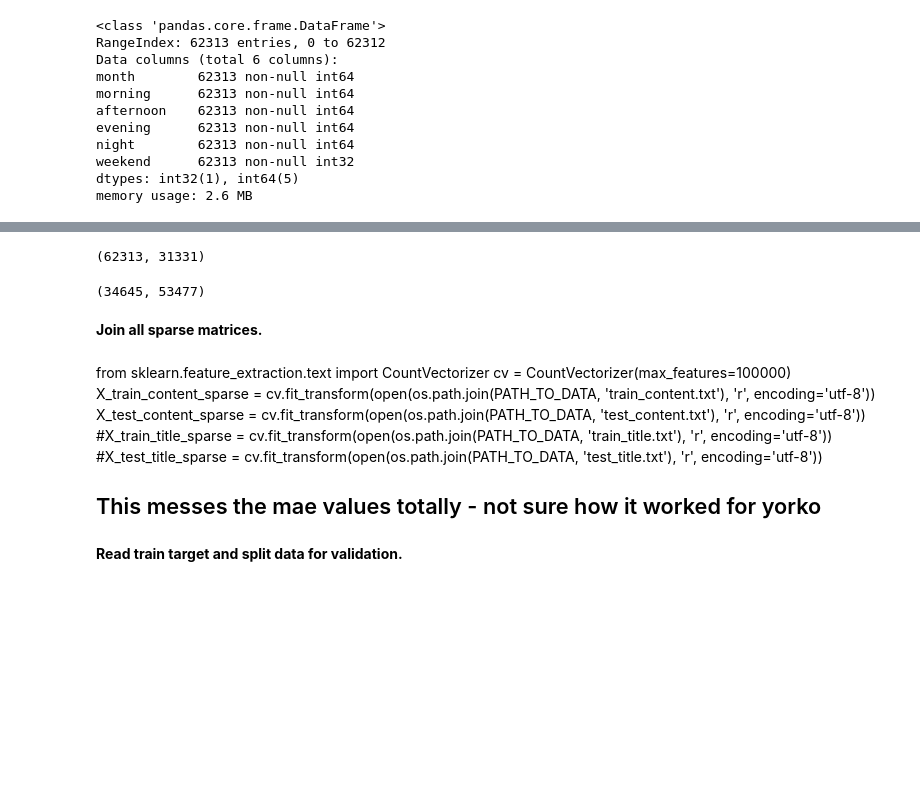
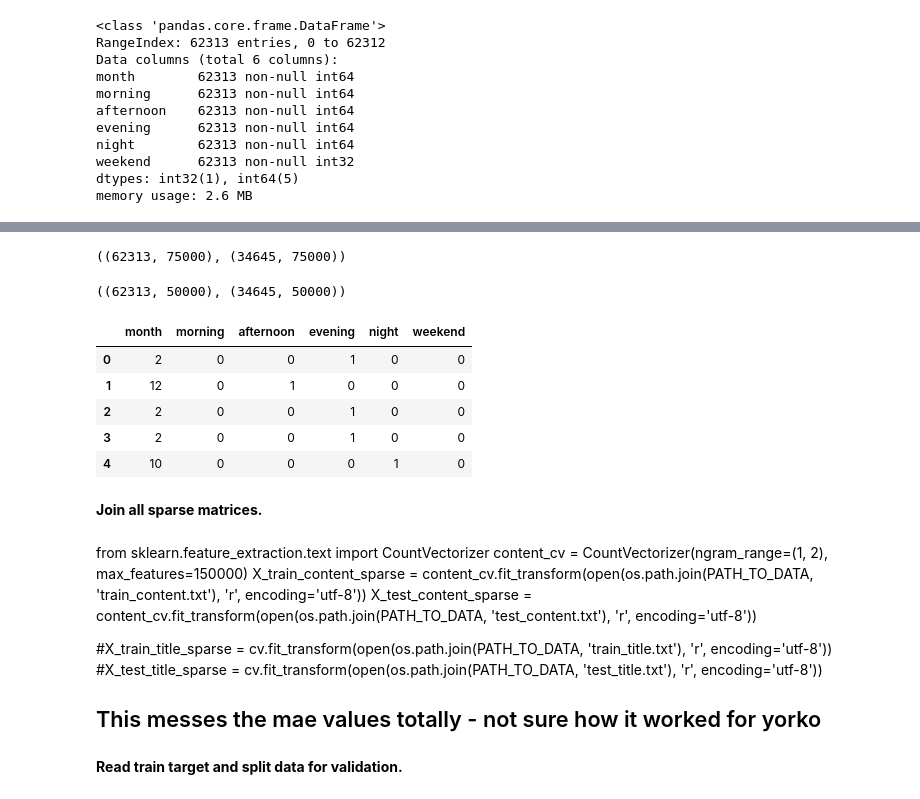
Before and after one commit to sitask/Spring2019_mlcourse.ai, a Jupyter notebook: assgn_2_medium.ipynb, the cells around one changed output, grey strips where cells are left out. Cells and saved outputs as stored; diff of their text form; code cells hidden in the pictures; blank space fills up the shorter version.

```diff
--- a/assgn_2_medium.ipynb
+++ b/assgn_2_medium.ipynb
@@ -247,12 +207,22 @@ train_author_df.head()
-# %%
-labelenc = LabelEncoder()
-df = train_author_df.apply(labelenc.fit_transform)
-#print(df.head())
-encoder = OneHotEncoder(handle_unknown='ignore')
-X_train_author_sparse = encoder.fit_transform(df)
-X_train_author_sparse.shape
-# %% [output]
-(62313, 31331)
+# %%
+from sklearn.feature_extraction.text import CountVectorizer
+cv = CountVectorizer(ngram_range=(1, 3), max_features=75000)
+with open(os.path.join(PATH_TO_DATA, 'train_tags.txt'), encoding="utf8") as inp_train_file:
+    X_train_tags_sparse = cv.fit_transform(inp_train_file)
+with open(os.path.join(PATH_TO_DATA, 'test_tags.txt'), encoding="utf8") as inp_test_file:
+    X_test_tags_sparse = cv.transform(inp_test_file)
+X_train_tags_sparse.shape, X_test_tags_sparse.shape
+# %% [output]
+((62313, 75000), (34645, 75000))
+# %%
+author_cv = CountVectorizer(ngram_range=(1, 3), max_features=50000)
+with open(os.path.join(PATH_TO_DATA, 'train_author.txt'), encoding="utf8") as inp_train_file:
+    X_train_author_sparse = author_cv.fit_transform(inp_train_file)
+with open(os.path.join(PATH_TO_DATA, 'test_author.txt'), encoding="utf8") as inp_test_file:
+    X_test_author_sparse = author_cv.transform(inp_test_file)
+X_train_author_sparse.shape, X_test_author_sparse.shape
+# %% [output]
+((62313, 50000), (34645, 50000))
 # %%
 #Tf-Idf with article titles (ngram_range=(1, 2), max_features=100000 but you can try adding more)
 contentvectorizer = TfidfVectorizer(ngram_range=(1,2), max_features=150000, stop_words='english')
@@ -295,26 +259,26 @@ X_test_content_sparse = contentvectorizer.fit_transform(open(os.path.join(PATH_T
 #Tf-Idf with article titles (ngram_range=(1, 2), max_features=100000 but you can try adding more)
 vectorizer = TfidfVectorizer(ngram_range=(1,2), max_features=150000, stop_words='english')
 X_test_title_sparse = vectorizer.fit_transform(open(os.path.join(PATH_TO_DATA, 'test_title.txt'), 'r', encoding='utf-8'))
-# %%
-test_tags_df = pd.read_table(os.path.join(PATH_TO_DATA, 'test_tags.txt'), header=None, skip_blank_lines=False)
-
-test_tags_df = test_tags_df.replace(np.NaN,'',regex=True)
-df = test_tags_df.apply(tagenc.fit_transform)
-
-X_test_tags_sparse = tag_ohe.transform(df)
-print(X_test_tags_sparse.shape)
-# %% [output]
-(34645, 53477)
+# %%
+test_time_df.head()
+# %% [output]
+|  | month | morning | afternoon | evening | night | weekend |
+| 0 | 2 | 0 | 0 | 1 | 0 | 0 |
+| 1 | 12 | 0 | 1 | 0 | 0 | 0 |
+| 2 | 2 | 0 | 0 | 1 | 0 | 0 |
+| 3 | 2 | 0 | 0 | 1 | 0 | 0 |
+| 4 | 10 | 0 | 0 | 0 | 1 | 0 |
 # %% [markdown]
 **Join all sparse matrices.**
 # %% [markdown]
 from sklearn.feature_extraction.text import CountVectorizer
-cv = CountVectorizer(max_features=100000)
-X_train_content_sparse = cv.fit_transform(open(os.path.join(PATH_TO_DATA, 'train_content.txt'), 'r', encoding='utf-8'))
-X_test_content_sparse = cv.fit_transform(open(os.path.join(PATH_TO_DATA, 'test_content.txt'), 'r', encoding='utf-8'))
+content_cv = CountVectorizer(ngram_range=(1, 2), max_features=150000)
+X_train_content_sparse = content_cv.fit_transform(open(os.path.join(PATH_TO_DATA, 'train_content.txt'), 'r', encoding='utf-8'))
+X_test_content_sparse = content_cv.fit_transform(open(os.path.join(PATH_TO_DATA, 'test_content.txt'), 'r', encoding='utf-8'))
+
+
 #X_train_title_sparse = cv.fit_transform(open(os.path.join(PATH_TO_DATA, 'train_title.txt'), 'r', encoding='utf-8'))
 #X_test_title_sparse = cv.fit_transform(open(os.path.join(PATH_TO_DATA, 'test_title.txt'), 'r', encoding='utf-8'))
-
 ## This messes the mae values totally - not sure how it worked for yorko
 # %%
 X_train_sparse = hstack([X_train_content_sparse, X_train_title_sparse,
```
Also changed, not shown: parts of 18 cells of this notebook.
